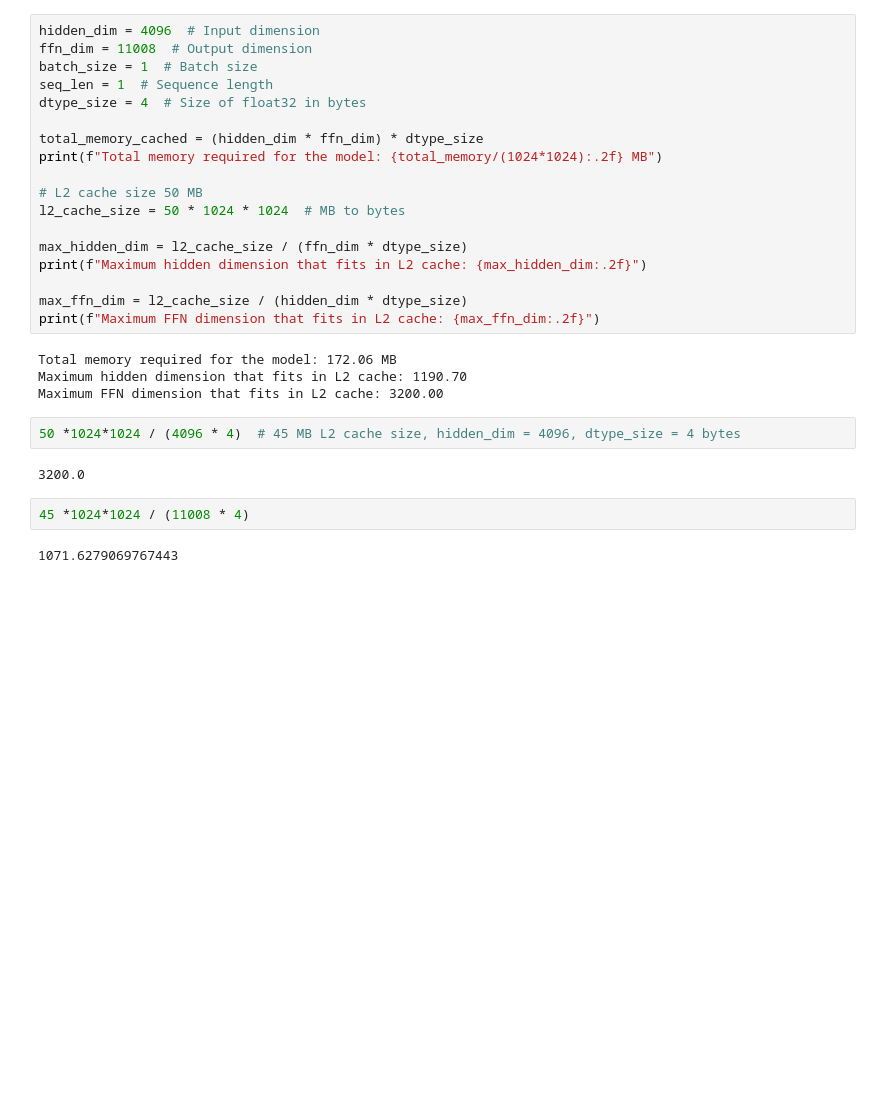
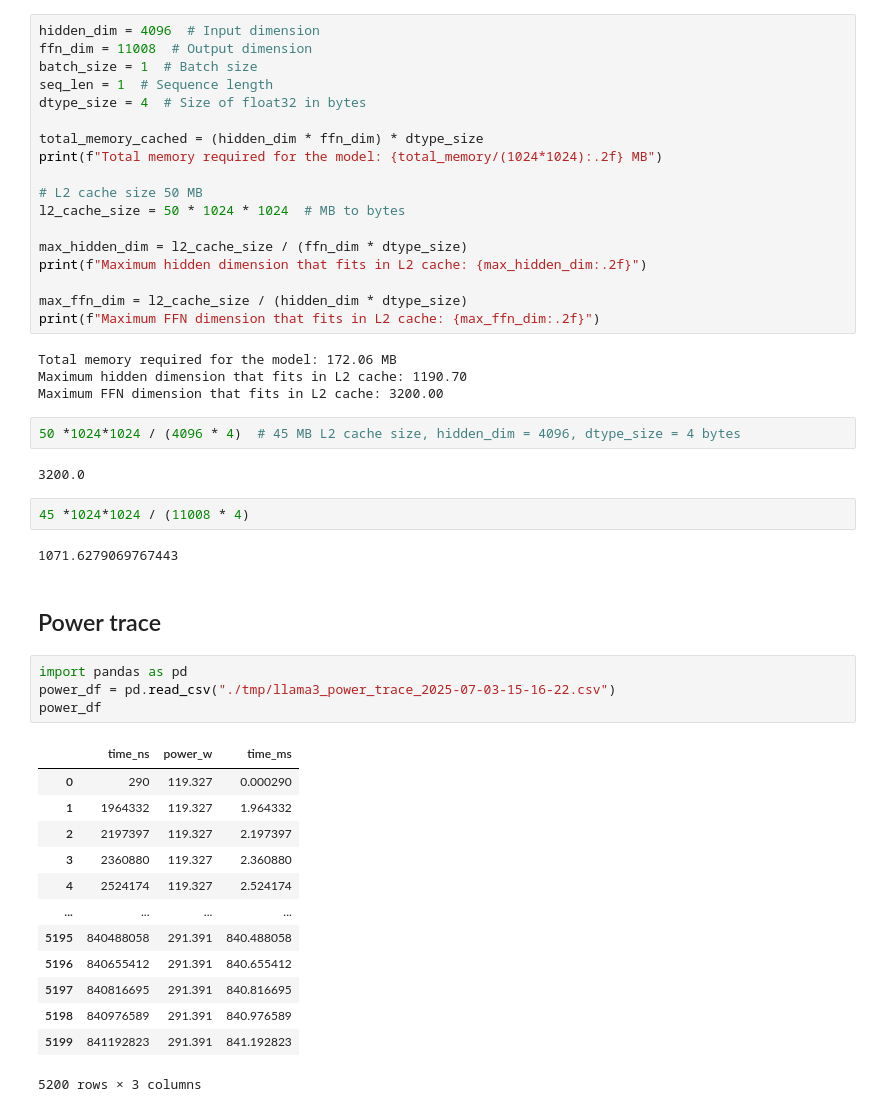
Before and after one commit to JulienDelavande/benchlab, a Jupyter notebook: microbench/test.ipynb, the cells around one changed output. Cells and saved outputs as stored; diff of their text form; blank space fills up the shorter version.

```diff
--- a/microbench/test.ipynb
+++ b/microbench/test.ipynb
@@ -242,3 +242,23 @@ Maximum FFN dimension that fits in L2 cache: 3200.00
 45 *1024*1024 / (11008 * 4)
 # %% [output]
 1071.6279069767443
+# %% [markdown]
+## Power trace
+# %%
+import pandas as pd
+power_df = pd.read_csv("./tmp/llama3_power_trace_2025-07-03-15-16-22.csv")
+power_df
+# %% [output]
+|  | time_ns | power_w | time_ms |
+| 0 | 290 | 119.327 | 0.000290 |
+| 1 | 1964332 | 119.327 | 1.964332 |
+| 2 | 2197397 | 119.327 | 2.197397 |
+| 3 | 2360880 | 119.327 | 2.360880 |
+| 4 | 2524174 | 119.327 | 2.524174 |
+| ... | ... | ... | ... |
+| 5195 | 840488058 | 291.391 | 840.488058 |
+| 5196 | 840655412 | 291.391 | 840.655412 |
+| 5197 | 840816695 | 291.391 | 840.816695 |
+| 5198 | 840976589 | 291.391 | 840.976589 |
+| 5199 | 841192823 | 291.391 | 841.192823 |
+5200 rows × 3 columns
```
Also changed, not shown: parts of 5 cells of this notebook, 7 other files.
